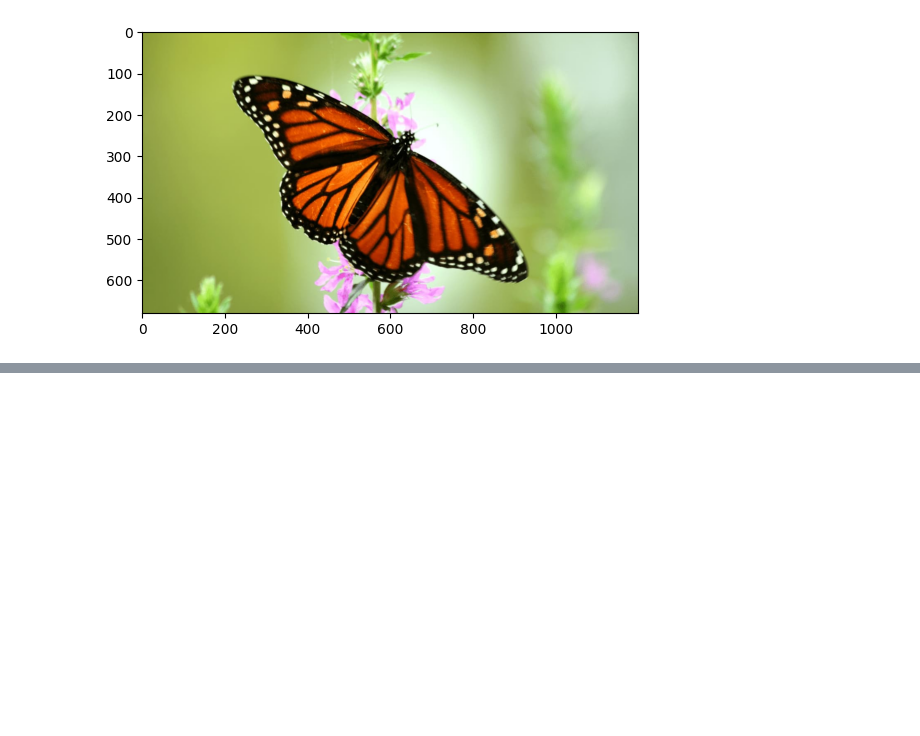
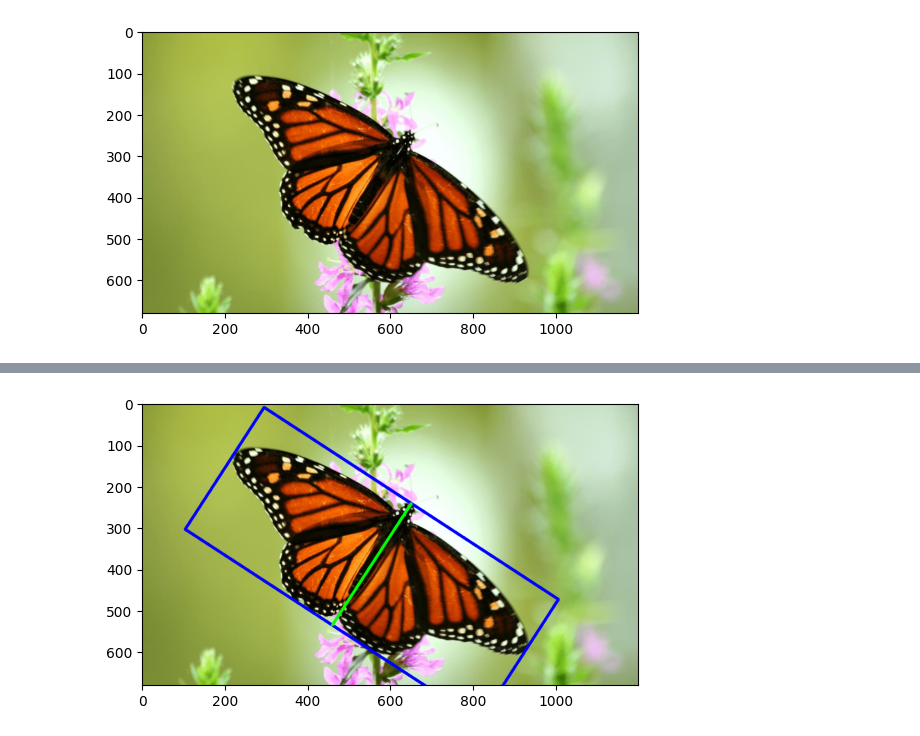
Before and after one commit to GMuradas99/Strength-Of-Symmetry, a Jupyter notebook: symmetry-strength.ipynb, the cells around one changed output, grey strips where cells are left out. Cells and saved outputs as stored; diff of their text form; code cells hidden in the pictures; blank space fills up the shorter version.

```diff
--- a/symmetry-strength.ipynb
+++ b/symmetry-strength.ipynb
@@ -17,6 +25,0 @@ display = img.copy()
-# %%
-rotationMatrix = cv2.getRotationMatrix2D((img.shape[1]//2,img.shape[0]//2),33,1)
-rotate_30 = cv2.warpAffine(img,rotationMatrix,(img.shape[1], img.shape[0]))
-
-plt.imshow(rotate_30)
-plt.show()
@@ -34,0 +29,33 @@ plt.show()
+# %%
+# Returns a list with all the transformmed keypoints
+def transformKeypoints(keypoints, rotationMatrix):
+    result = []
+    for keypoint in keypoints:
+        rotatedPoint = rotationMatrix.dot(np.array(keypoint + (1,)))
+        result.append((int(rotatedPoint[0]),int(rotatedPoint[1])))
+
+    return result
+
+# Keypoints for the bounding box and axis of symmetry
+startVertex = (165,230)
+bbWidthAndLength = (850, 350)
+rotationDegrees = -33
+keyp = ([startVertex, (startVertex[0]+bbWidthAndLength[0],startVertex[1]), (startVertex[0],startVertex[1]+bbWidthAndLength[1]), (startVertex[0]+bbWidthAndLength[0],startVertex[1]+bbWidthAndLength[1]), (startVertex[0]+bbWidthAndLength[0]//2,startVertex[1]), (startVertex[0]+bbWidthAndLength[0]//2, startVertex[1]+bbWidthAndLength[1])])
+# Rotating keypoints
+rotationMatrix = cv2.getRotationMatrix2D((img.shape[1]//2,img.shape[0]//2),rotationDegrees,1)
+rotkeyp = transformKeypoints(keyp, rotationMatrix)
+
+# Drawing the lines for the bounding box
+display = img.copy()
+cv2.line(display, rotkeyp[0], rotkeyp[1], [0,0,255], 5)
+cv2.line(display, rotkeyp[0], rotkeyp[2], [0,0,255], 5)
+cv2.line(display, rotkeyp[3], rotkeyp[2], [0,0,255], 5)
+cv2.line(display, rotkeyp[3], rotkeyp[1], [0,0,255], 5)
+# Drawing the symmetry axis
+cv2.line(display, rotkeyp[4], rotkeyp[5], [0,255,0], 5)
+
+# Display
+plt.imshow(display)
+plt.show()
+# %% [output]
+[figure, added]
```
Also changed, not shown: parts of 25 cells of this notebook.
